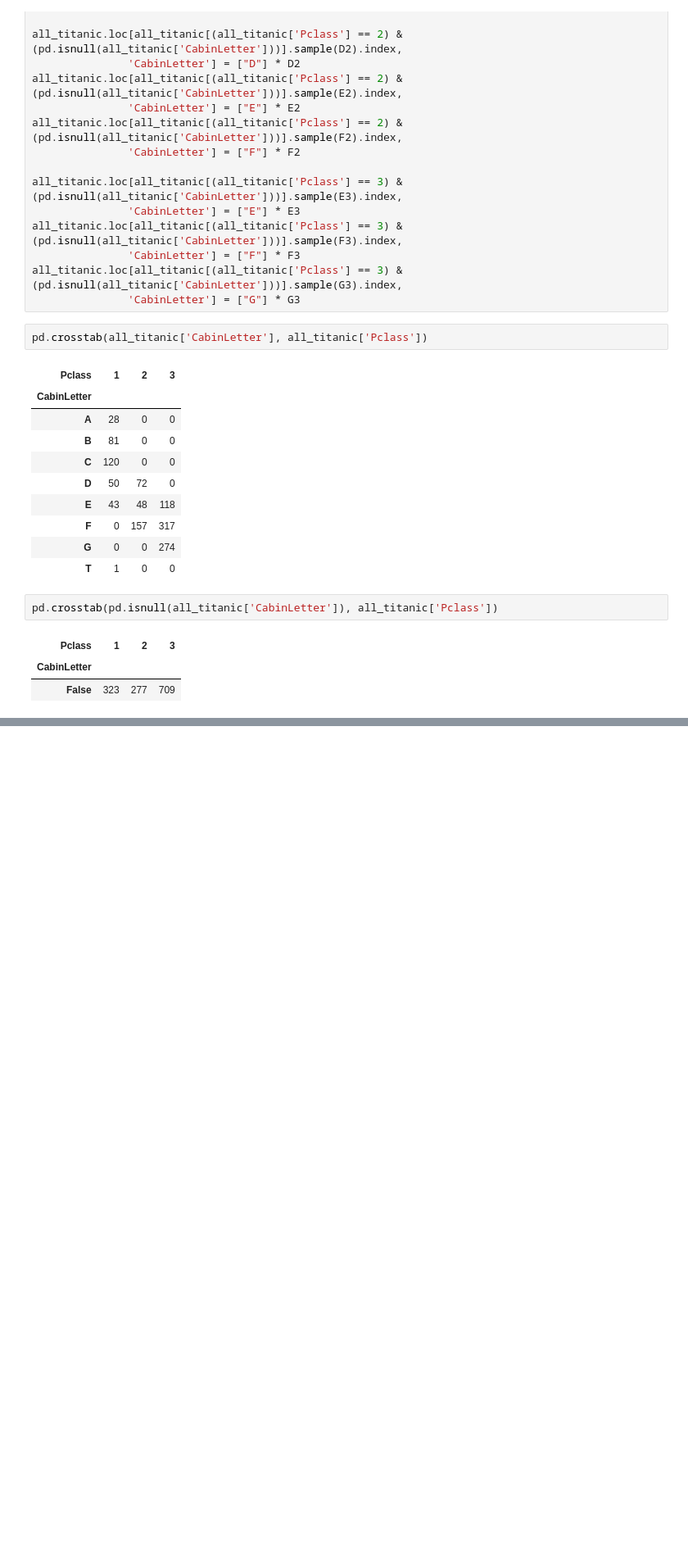
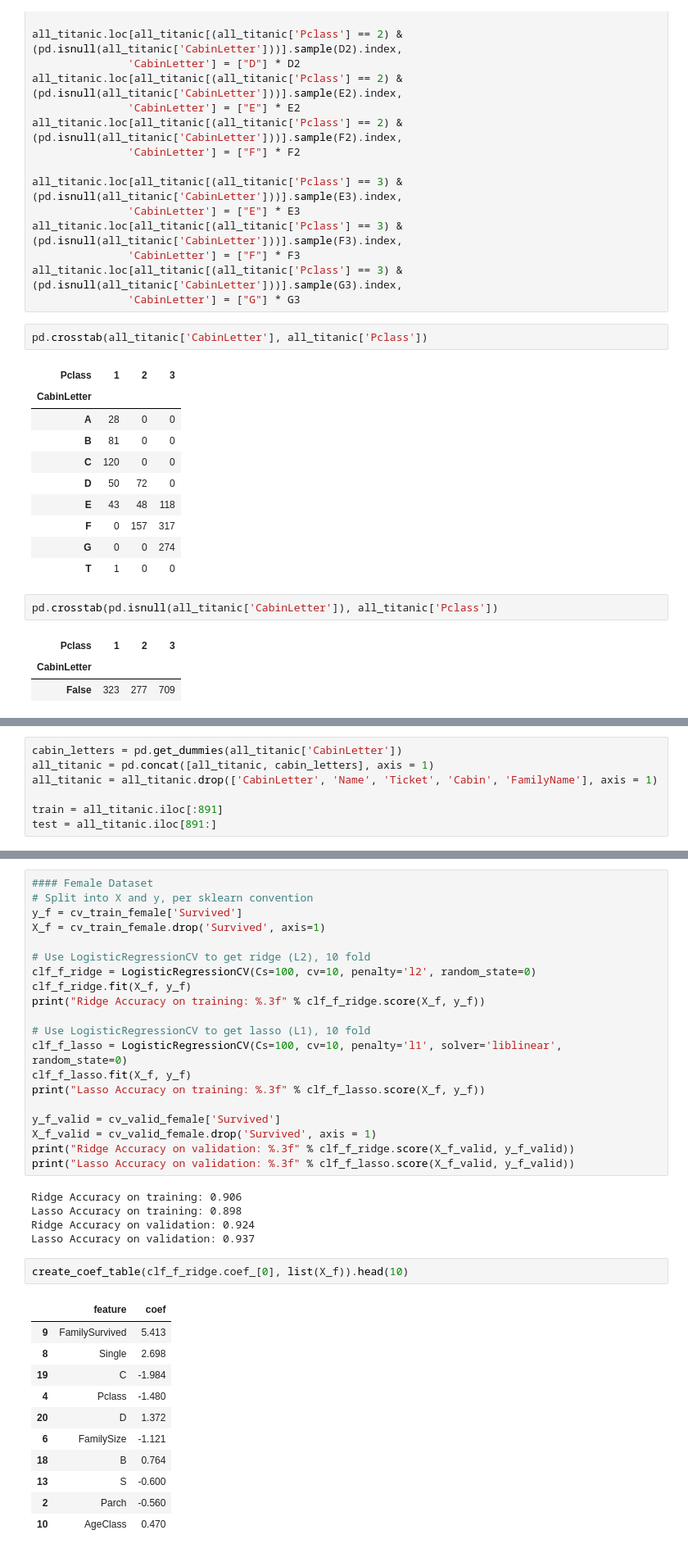
Before and after one commit to hueykwik/titanic, a Jupyter notebook: Lasso and Ridge Implementation in Python.ipynb, the cells around one changed output, grey strips where cells are left out. Shown at 82% size. Drawn from its saved outputs; the diff is of its cells as text; blank space fills up the shorter version.

```diff
--- a/Lasso and Ridge Implementation in Python.ipynb
+++ b/Lasso and Ridge Implementation in Python.ipynb
@@ -598,0 +594,7 @@ test = all_titanic.iloc[891:]
+# %%
+cabin_letters = pd.get_dummies(all_titanic['CabinLetter'])
+all_titanic = pd.concat([all_titanic, cabin_letters], axis = 1)
+all_titanic = all_titanic.drop(['CabinLetter', 'Name', 'Ticket', 'Cabin', 'FamilyName'], axis = 1)
+
+train = all_titanic.iloc[:891]
+test = all_titanic.iloc[891:]
@@ -598,0 +725,39 @@ test = all_titanic.iloc[891:]
+# %%
+#### Female Dataset
+# Split into X and y, per sklearn convention
+y_f = cv_train_female['Survived']
+X_f = cv_train_female.drop('Survived', axis=1)
+
+# Use LogisticRegressionCV to get ridge (L2), 10 fold
+clf_f_ridge = LogisticRegressionCV(Cs=100, cv=10, penalty='l2', random_state=0)
+clf_f_ridge.fit(X_f, y_f)
+print("Ridge Accuracy on training: %.3f" % clf_f_ridge.score(X_f, y_f))
+
+# Use LogisticRegressionCV to get lasso (L1), 10 fold
+clf_f_lasso = LogisticRegressionCV(Cs=100, cv=10, penalty='l1', solver='liblinear', random_state=0)
+clf_f_lasso.fit(X_f, y_f)
+print("Lasso Accuracy on training: %.3f" % clf_f_lasso.score(X_f, y_f))
+
+y_f_valid = cv_valid_female['Survived']
+X_f_valid = cv_valid_female.drop('Survived', axis = 1)
+print("Ridge Accuracy on validation: %.3f" % clf_f_ridge.score(X_f_valid, y_f_valid))
+print("Lasso Accuracy on validation: %.3f" % clf_f_lasso.score(X_f_valid, y_f_valid))
+# %% [output]
+Ridge Accuracy on training: 0.906
+Lasso Accuracy on training: 0.898
+Ridge Accuracy on validation: 0.924
+Lasso Accuracy on validation: 0.937
+# %%
+create_coef_table(clf_f_ridge.coef_[0], list(X_f)).head(10)
+# %% [output]
+|  | feature | coef |
+| 9 | FamilySurvived | 5.413 |
+| 8 | Single | 2.698 |
+| 19 | C | -1.984 |
+| 4 | Pclass | -1.480 |
+| 20 | D | 1.372 |
+| 6 | FamilySize | -1.121 |
+| 18 | B | 0.764 |
+| 13 | S | -0.600 |
+| 2 | Parch | -0.560 |
+| 10 | AgeClass | 0.470 |
```
Also changed, not shown: parts of 26 cells of this notebook.
